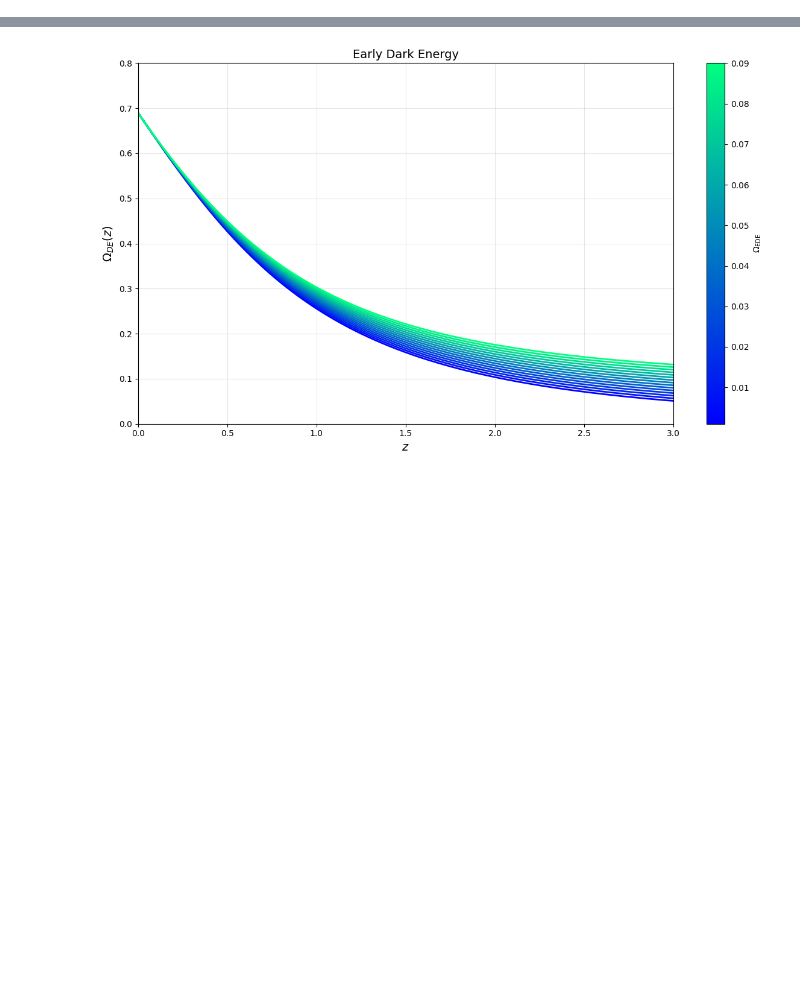
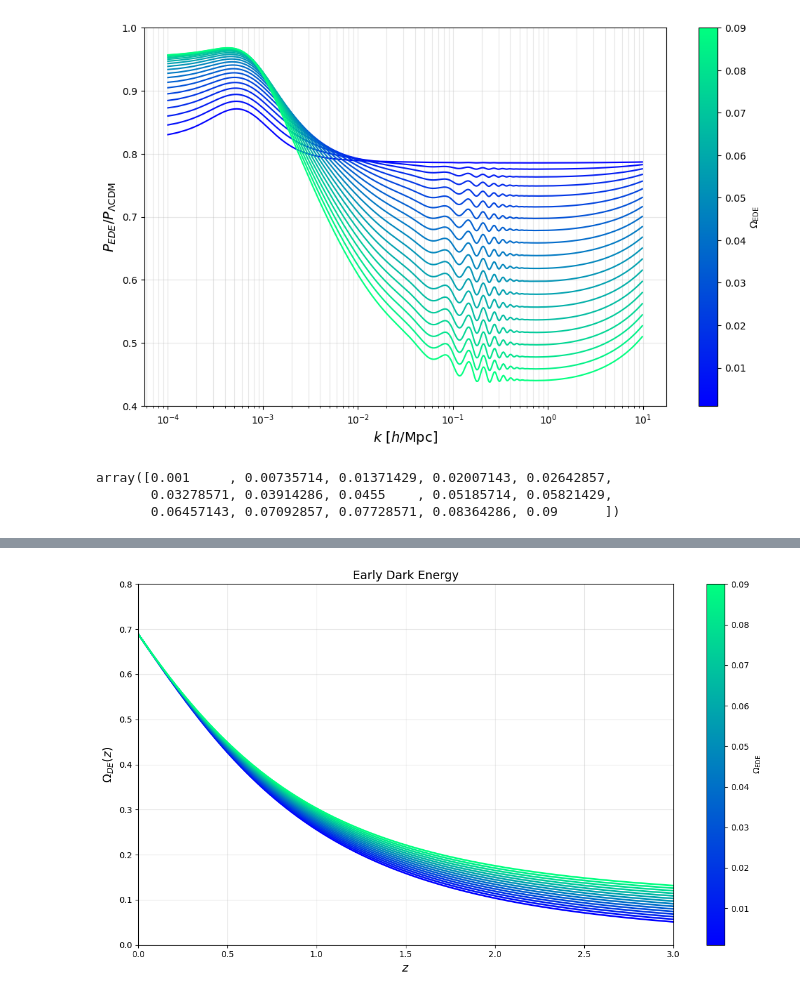
Before and after one commit to mazapataa/EDE, a Jupyter notebook: class_ede/notebooks/EDE_model.ipynb, the cells around one changed output, grey strips where cells are left out. Saved outputs shown, nothing was run; the diff lists cells and outputs as text; code cells hidden in the pictures; blank space fills up the shorter version.

```diff
--- a/class_ede/notebooks/EDE_model.ipynb
+++ b/class_ede/notebooks/EDE_model.ipynb
@@ -14,0 +21,8 @@ Omega_ede_values = np.linspace(0.001, 0.09, 15)
+# %%
+krange2 = np.logspace(np.log10(1e-4), np.log10(1e-3), num=40, endpoint=False)
+krange3 = np.logspace(np.log10(1e-3), np.log10(1e-2), num=60, endpoint=False)
+krange4 = np.logspace(np.log10(1e-2), np.log10(1e-1), num=80, endpoint=False)
+krange5 = np.logspace(np.log10(1e-1), np.log10(1), num=100, endpoint=False)
+krange6 = np.logspace(np.log10(1), np.log10(10), num=120, endpoint=False)
+
+k = np.concatenate((krange2, krange3, krange4, krange5, krange6))
@@ -14,0 +93,42 @@ Omega_ede_values = np.linspace(0.001, 0.09, 15)
+# %%
+cosmo = classy.Class()
+linear_ede = []
+linear_lcdm = []
+for i in range(len(Omega_ede_arr)):
+    P_lin_i, Plcdm_i, sigma_8_i, sigma_8_lcdm_i = linear_generation(i)
+    linear_ede.append(P_lin_i[0])
+    linear_lcdm.append(Plcdm_i[0])
+
+linear_lcdm=np.array(linear_lcdm)
+linear_ede=np.array(linear_ede)
+# %%
+cmap = plt.get_cmap('winter')
+colors = [cmap(i / (len(Omega_ede_arr) - 1)) for i in range(len(Omega_ede_arr))]
+
+
+
+fig, ax = plt.subplots(figsize=(12, 7))
+
+ax.set_xscale('log')
+for i in range(len(Omega_ede_arr)):
+    ax.plot(k,linear_ede[i]/linear_lcdm[i],color=colors[i])
+
+ax.set_xlabel(r'$k \,\, [h/\mathrm{Mpc}]$', fontsize=14)
+ax.set_ylabel(r'$P_{EDE}/P_{\Lambda \text{CDM}}$', fontsize=14)
+#ax.set_title(r'Matter Power Spectrum $P(k)$' % Omega_ede, fontsize=14)
+ax.set_ylim(0.4,1.0)
+ax.grid(True, which="both", alpha=0.3)
+norm = plt.Normalize(vmin=min(Omega_ede_arr), vmax=max(Omega_ede_arr))
+sm = plt.cm.ScalarMappable(cmap=cmap, norm=norm)
+sm.set_array([])
+cbar = plt.colorbar(sm, ax=ax, label=r'$\Omega_{\mathrm{EDE}}$')
+
+plt.show()
+# %% [output]
+[figure, added]
+# %%
+Omega_ede_arr
+# %% [output]
+array([0.001     , 0.00735714, 0.01371429, 0.02007143, 0.02642857,
+       0.03278571, 0.03914286, 0.0455    , 0.05185714, 0.05821429,
+       0.06457143, 0.07092857, 0.07728571, 0.08364286, 0.09      ])
```
Also changed, not shown: parts of 5 cells of this notebook.
